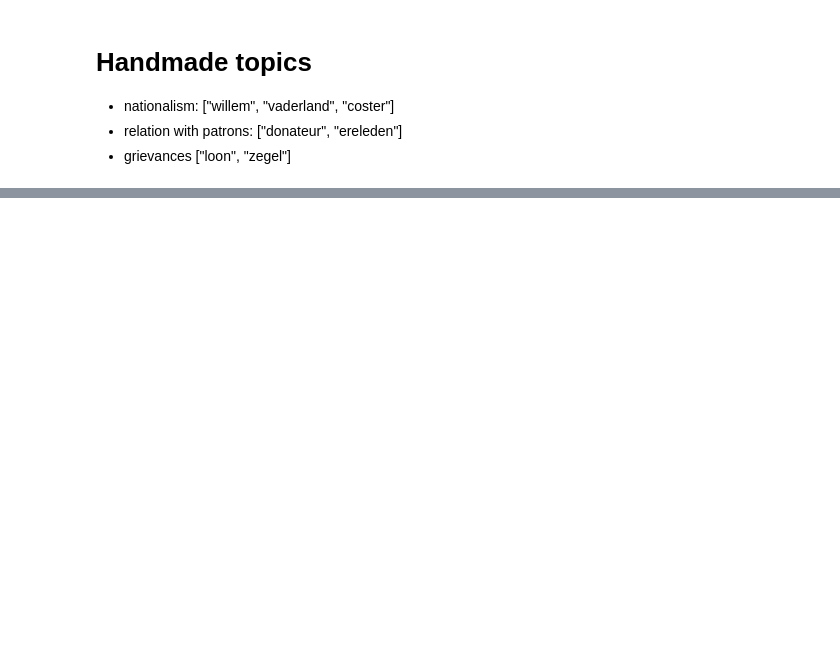
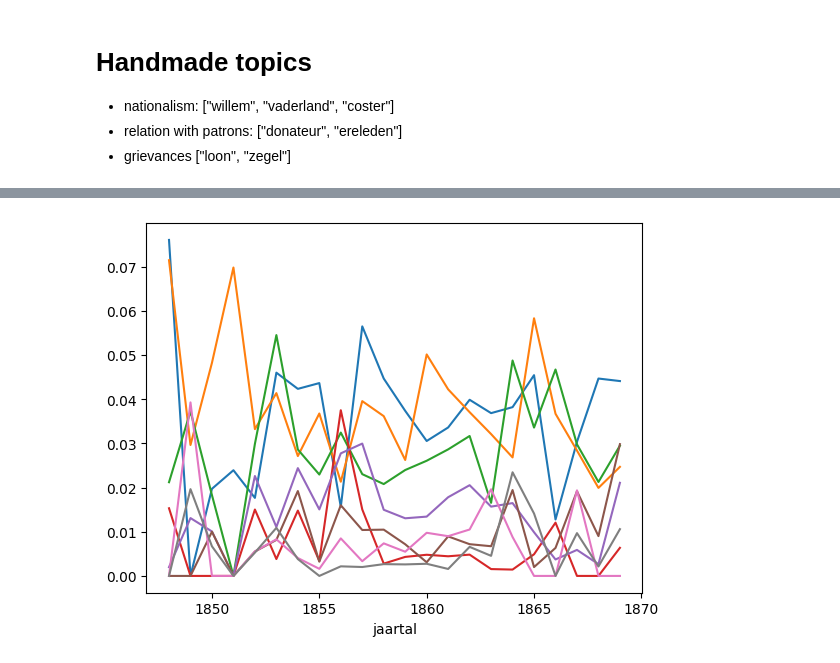
Before and after one commit to ivozandhuis/tv-liedjes, a Jupyter notebook: analysis.ipynb, the cells around one changed output, grey strips where cells are left out. Saved outputs shown, nothing was run; the diff lists cells and outputs as text; code cells hidden in the pictures; blank space fills up the shorter version.

Commit message:
Added hand made topics analysis

```diff
--- a/analysis.ipynb
+++ b/analysis.ipynb
@@ -396,5 +393,0 @@ len(liedjesVocabulary)
-# %%
-# print most important words of song $n
-for i in range(len(dtmLiedjes[n])):
-    if dtmLiedjes[n][i] > 0:
-        print(liedjesVocabulary[i])
@@ -439,30 +405,13 @@ wijn
 # %%
-document_topic_distance_matrix = []
-all_values = []
-for i in range(len(liedjesDF)):
-    a = dtmLiedjes[i]
-    row = []
-    for j in range(len(topicVectors)):
-        b = topicVectors[j]
+for j in range(len(topicVectors)):
+    topic = "topic" + str(j)
+    b = topicVectors[j]
+    distances = []
+    for i in range(len(liedjesDF)):
+        a = dtmLiedjes[i]
         if np.linalg.norm(a) > 0:
             cos_sim = np.dot(a, b)/(np.linalg.norm(a)*np.linalg.norm(b))
         else:
             cos_sim = 0.0
-        row.append(cos_sim)
-        if cos_sim < 1:
-            all_values.append(cos_sim)
-    document_topic_distance_matrix.append(row)
+        distances.append(cos_sim)
+    liedjesDF[topic] = distances
-# %%
-for j in range(len(topicVectors)):
-    l = []
-    value = 0
-    for i in range(len(liedjesFilenames)):
-        if value < document_topic_distance_matrix[i][j]:
-            value = document_topic_distance_matrix[i][j]
-            maxdoc = i
-    print('---------')
-    print('topic: ', j)
-    print('aantal terms vd topic :', len(topicList[j]))
-    print('belangrijkste liedje  :', maxdoc, liedjesFilenames[maxdoc])
-    print('afstand topic-liedje  :', value)
-    print('vector topic-liedje   :', document_topic_distance_matrix[maxdoc])
@@ -486,0 +441,8 @@ vector topic-liedje   : [0.0, 0.0, 0.0, 0.0, 0.0, 0.0, 0.0, 0.23904572186687872]
+# %%
+df = liedjesDF.groupby('jaartal').mean(numeric_only=True)
+
+for j in range(len(topicVectors)):
+    topic = "topic" + str(j)
+    df[topic].plot()
+# %% [output]
+[figure, added]
```
Also changed, not shown: parts of 16 cells of this notebook.
